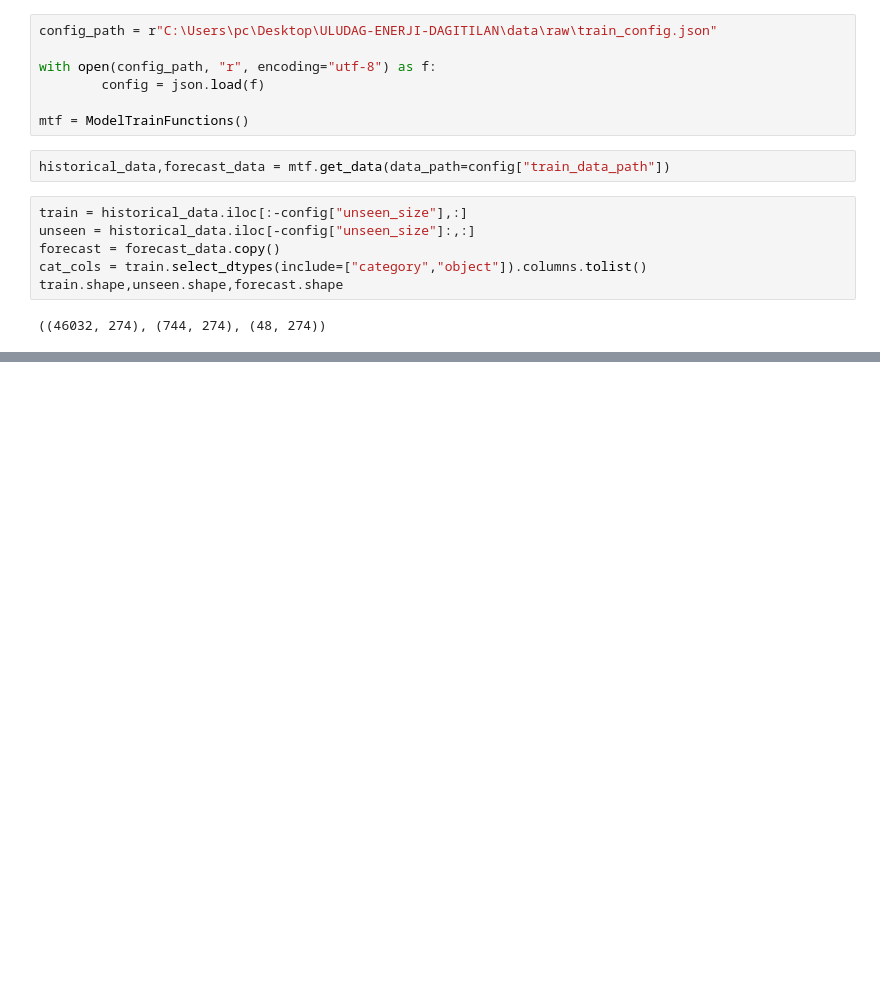
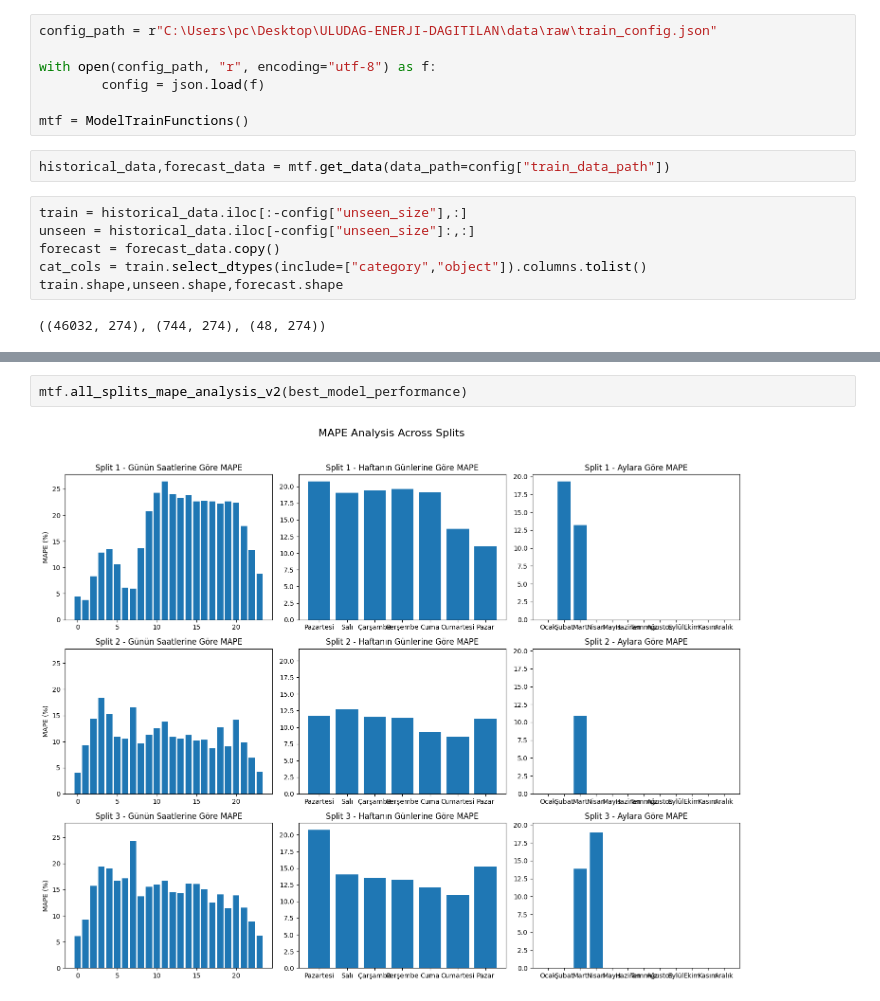
Before and after one commit to gkhntnhn/ULUDAG-ENERJI-DAGITILAN, a Jupyter notebook: notebooks/model_train.ipynb, the cells around one changed output, grey strips where cells are left out. Drawn from its saved outputs; the diff is of its cells as text; blank space fills up the shorter version.

```diff
--- a/notebooks/model_train.ipynb
+++ b/notebooks/model_train.ipynb
@@ -217,0 +298,4 @@ CatBoostError: Labels variable is empty.
+# %%
+mtf.all_splits_mape_analysis_v2(best_model_performance)
+# %% [output]
+[figure, added]
```
Also changed, not shown: parts of 17 cells of this notebook, 4 other files.
